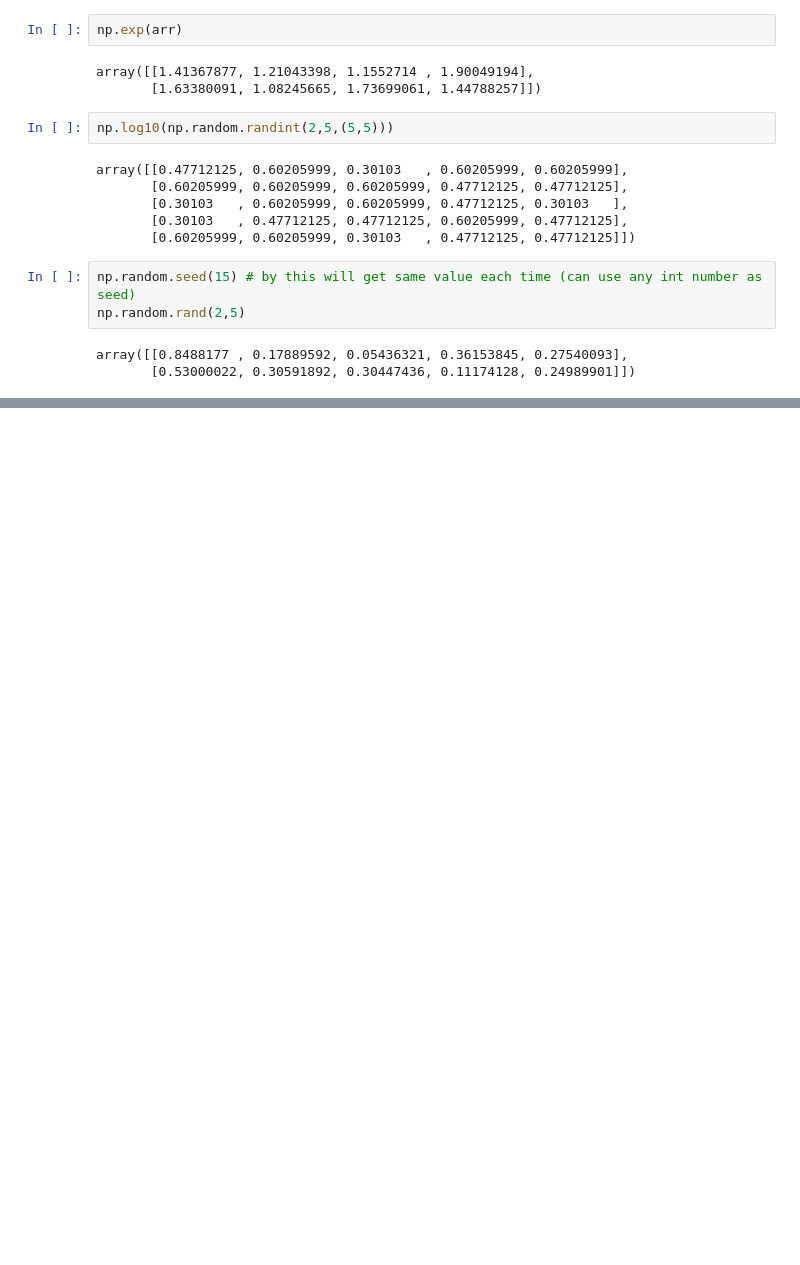
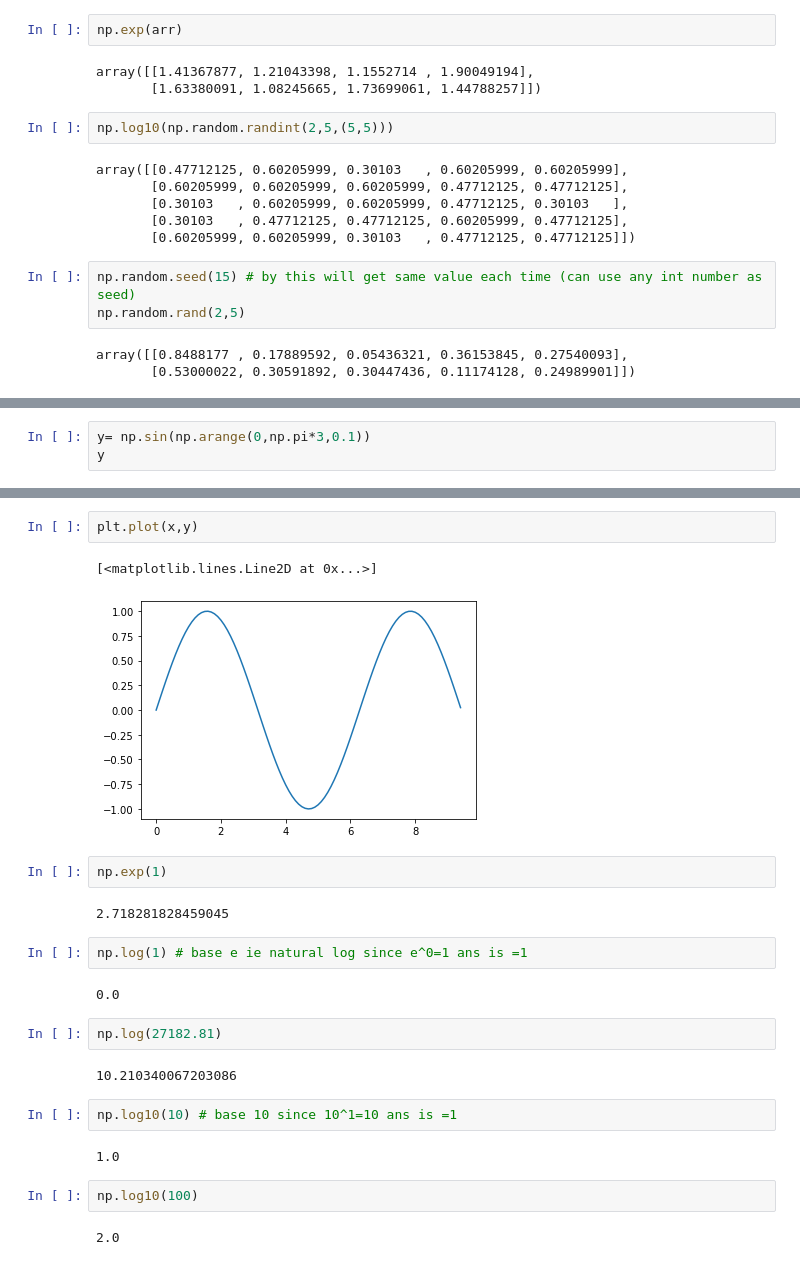
Before and after one commit to atulgaikwad12/ineuron, a Jupyter notebook: Practice/Numpy Practice.ipynb, the cells around one changed output, grey strips where cells are left out. Cells and saved outputs as stored; diff of their text form; blank space fills up the shorter version.

```diff
--- a/Practice/Numpy Practice.ipynb
+++ b/Practice/Numpy Practice.ipynb
@@ -492,0 +688,3 @@ array([[0.8488177 , 0.17889592, 0.05436321, 0.36153845, 0.27540093],
+# %%
+y= np.sin(np.arange(0,np.pi*3,0.1))
+y
@@ -492,0 +711,25 @@ array([[0.8488177 , 0.17889592, 0.05436321, 0.36153845, 0.27540093],
+# %%
+plt.plot(x,y)
+# %% [output]
+[<matplotlib.lines.Line2D at 0x...>]
+[figure, added]
+# %%
+np.exp(1)
+# %% [output]
+2.718281828459045
+# %%
+np.log(1) # base e ie natural log since e^0=1 ans is =1
+# %% [output]
+0.0
+# %%
+np.log(27182.81)
+# %% [output]
+10.210340067203086
+# %%
+np.log10(10) # base 10 since 10^1=10 ans is =1
+# %% [output]
+1.0
+# %%
+np.log10(100)
+# %% [output]
+2.0
```
Also changed, not shown: parts of 61 cells of this notebook, 26 other files.
